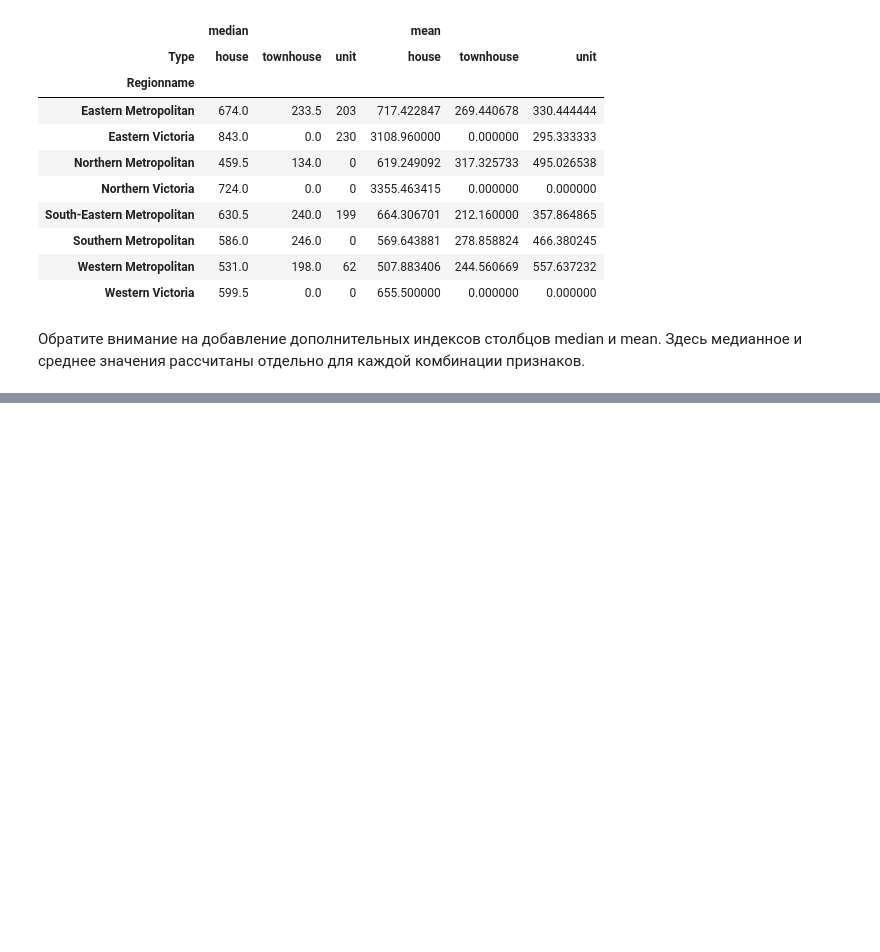
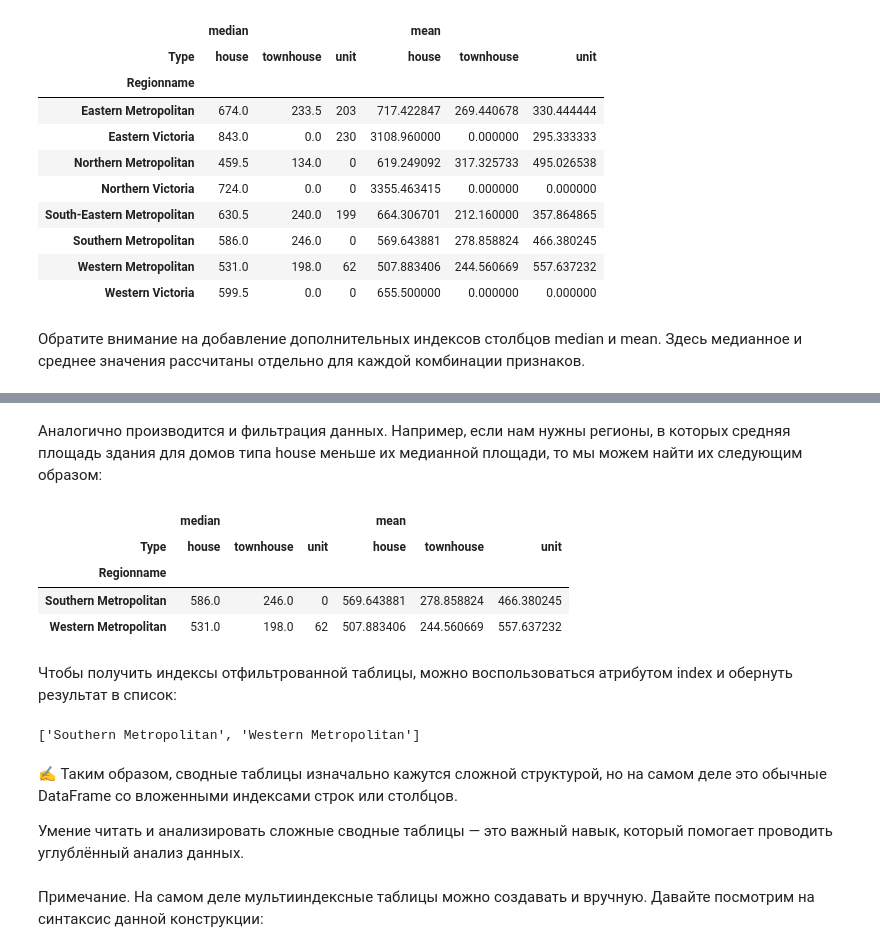
Before and after one commit to Deemetr5/ds_v3, a Jupyter notebook: PY_12_Продвинутые методы работы с данными в Pandas/data/Продвинутые методы Pandas.ipynb, the cells around one changed output, grey strips where cells are left out. Saved outputs shown, nothing was run; the diff lists cells and outputs as text; code cells hidden in the pictures; blank space fills up the shorter version.

```diff
--- a/PY_12_Продвинутые методы работы с данными в Pandas/data/Продвинутые методы Pandas.ipynb
+++ b/PY_12_Продвинутые методы работы с данными в Pandas/data/Продвинутые методы Pandas.ipynb
@@ -546,0 +615,8 @@ melb_df.pivot_table(
+# %%
+pivot = melb_df.pivot_table(
+    values='Landsize',
+    index='Regionname',
+    columns='Type',
+    aggfunc=['median', 'mean'],
+    fill_value=0
+)
@@ -546,0 +654,25 @@ melb_df.pivot_table(
+# %% [markdown]
+Аналогично производится и фильтрация данных. Например, если нам нужны регионы, в которых средняя площадь здания для домов типа house меньше их медианной площади, то мы можем найти их следующим образом:
+# %%
+mask = pivot['mean']['house'] < pivot['median']['house']
+filtered_pivot = pivot[mask]
+display(filtered_pivot)
+# %% [output]
+|  | median |  |  | mean |  |  |
+| Type | house | townhouse | unit | house | townhouse | unit |
+| Regionname |  |  |  |  |  |  |
+| Southern Metropolitan | 586.0 | 246.0 | 0 | 569.643881 | 278.858824 | 466.380245 |
+| Western Metropolitan | 531.0 | 198.0 | 62 | 507.883406 | 244.560669 | 557.637232 |
+# %% [markdown]
+Чтобы получить индексы отфильтрованной таблицы, можно воспользоваться атрибутом index и обернуть результат в список:
+# %%
+print(list(filtered_pivot.index))
+# ['Southern Metropolitan', 'Western Metropolitan']
+# %% [output]
+['Southern Metropolitan', 'Western Metropolitan']
+# %% [markdown]
+✍ Таким образом, сводные таблицы изначально кажутся сложной структурой, но на самом деле это обычные DataFrame со вложенными индексами строк или столбцов.
+
+Умение читать и анализировать сложные сводные таблицы — это важный навык, который помогает проводить углублённый анализ данных.
+# %% [markdown]
+Примечание. На самом деле мультииндексные таблицы можно создавать и вручную. Давайте посмотрим на синтаксис данной конструкции:
```
Also changed, not shown: parts of 20 cells of this notebook.
